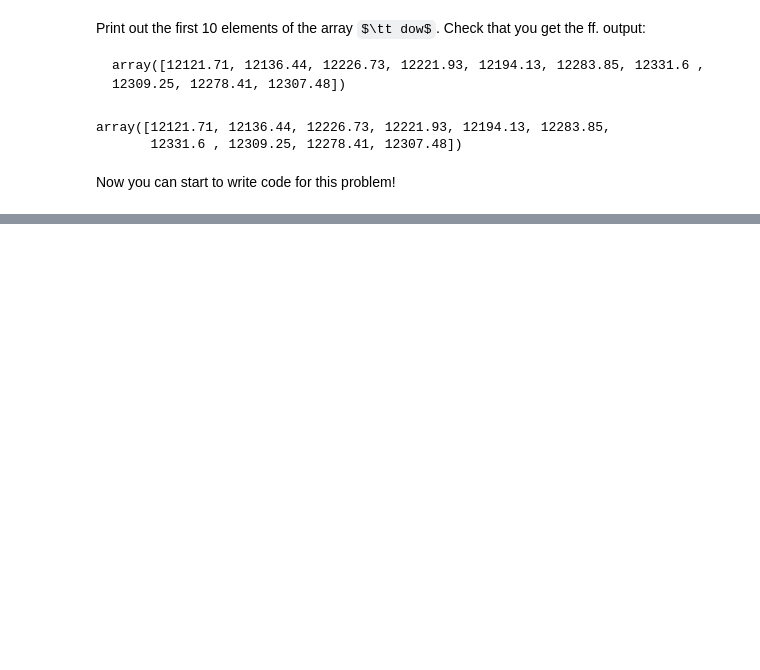
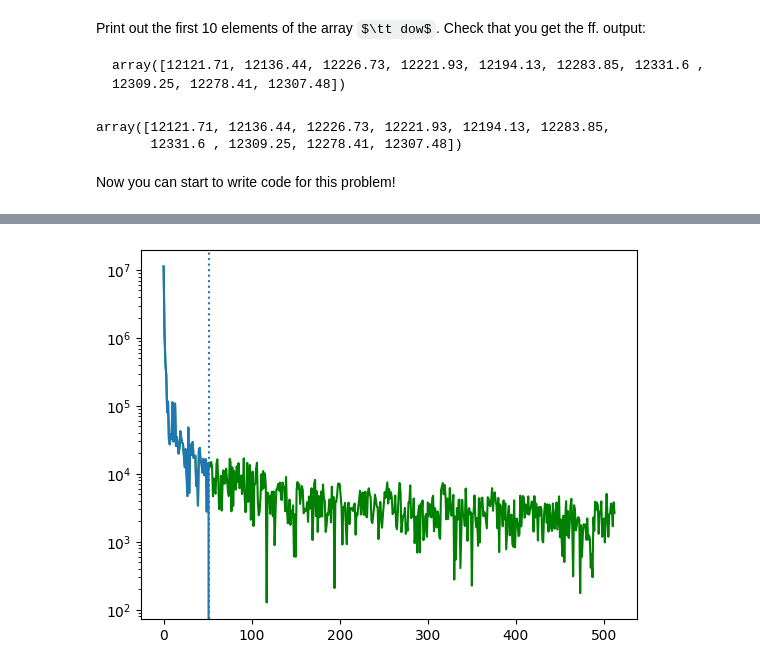
Before and after one commit to JasperTaburno/Apphy155_Repo_Taburno, a Jupyter notebook: lab_assignment_module3_Taburno.ipynb, the cells around one changed output, grey strips where cells are left out. Saved outputs shown, nothing was run; the diff lists cells and outputs as text; code cells hidden in the pictures; some formulas as TeX source; blank space fills up the shorter version.

```diff
--- a/lab_assignment_module3_Taburno.ipynb
+++ b/lab_assignment_module3_Taburno.ipynb
@@ -145,0 +151,12 @@ NameError: name 'dow' is not defined
+# %%
+c=rfft(dow) #calculates the fast Fourier transform of the real-valued array dow (r=real)
+plt.plot(abs(c),color='g') #plots coeficient of the Fourier transform
+
+for k in range(len(c)//10+1,len(c)): #setting all but the first 10% of the elemnts to zero
+    c[k]=0
+plt.plot(abs(c))
+plt.axvline(x=len(c)//10+1,linestyle = ':') #boundary
+plt.yscale("log") #convert y-axis scale to logarithmic
+plt.show()
+# %% [output]
+[figure, added]
```
Also changed, not shown: parts of 8 cells of this notebook, 4 other files.
